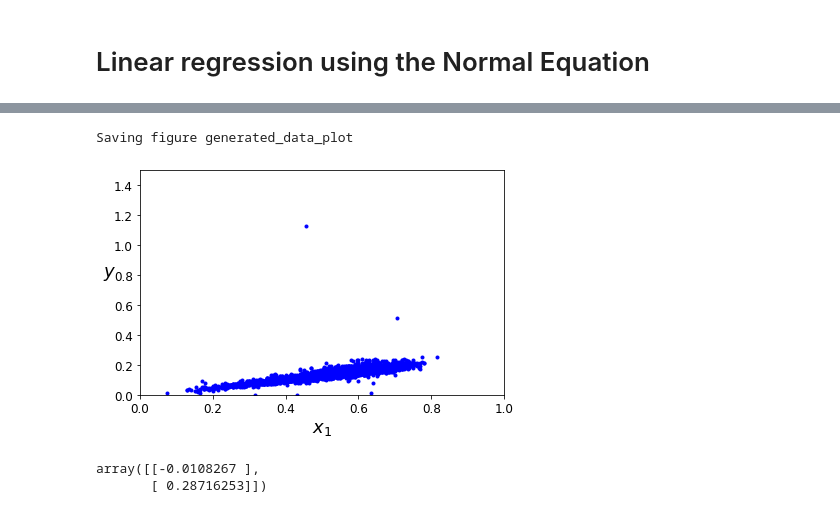
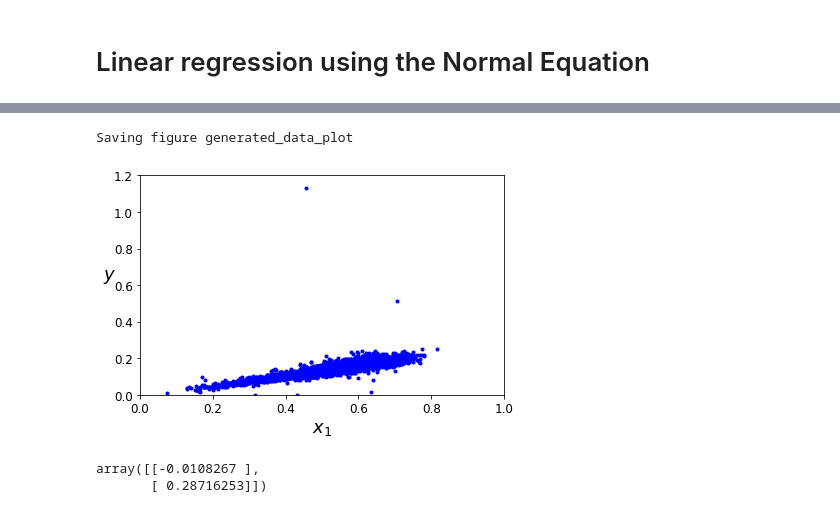
Before and after one commit to averynionio/Machine-Learning, a Jupyter notebook: Unsupervised Learning/Linear_Regression.ipynb, the cells around one changed output, grey strips where cells are left out. Cells and saved outputs as stored; diff of their text form; code cells hidden in the pictures.

```diff
--- a/Unsupervised Learning/Linear_Regression.ipynb
+++ b/Unsupervised Learning/Linear_Regression.ipynb
@@ -97,11 +97,11 @@ Saving abalone_train.csv to abalone_train.csv
 # %%
 plt.plot(X, y, "b.")
 plt.xlabel("$x_1$", fontsize=18)
 plt.ylabel("$y$", rotation=0, fontsize=18)
-plt.axis([0, 1, 0, 1.5])
+plt.axis([0, 1, 0, 1.2])
 save_fig("generated_data_plot")
 plt.show()
 # %% [output]
 Saving figure generated_data_plot
-[figure, old version]
+[figure, new version]
 # %%
```
Also changed, not shown: parts of 4 cells of this notebook.
